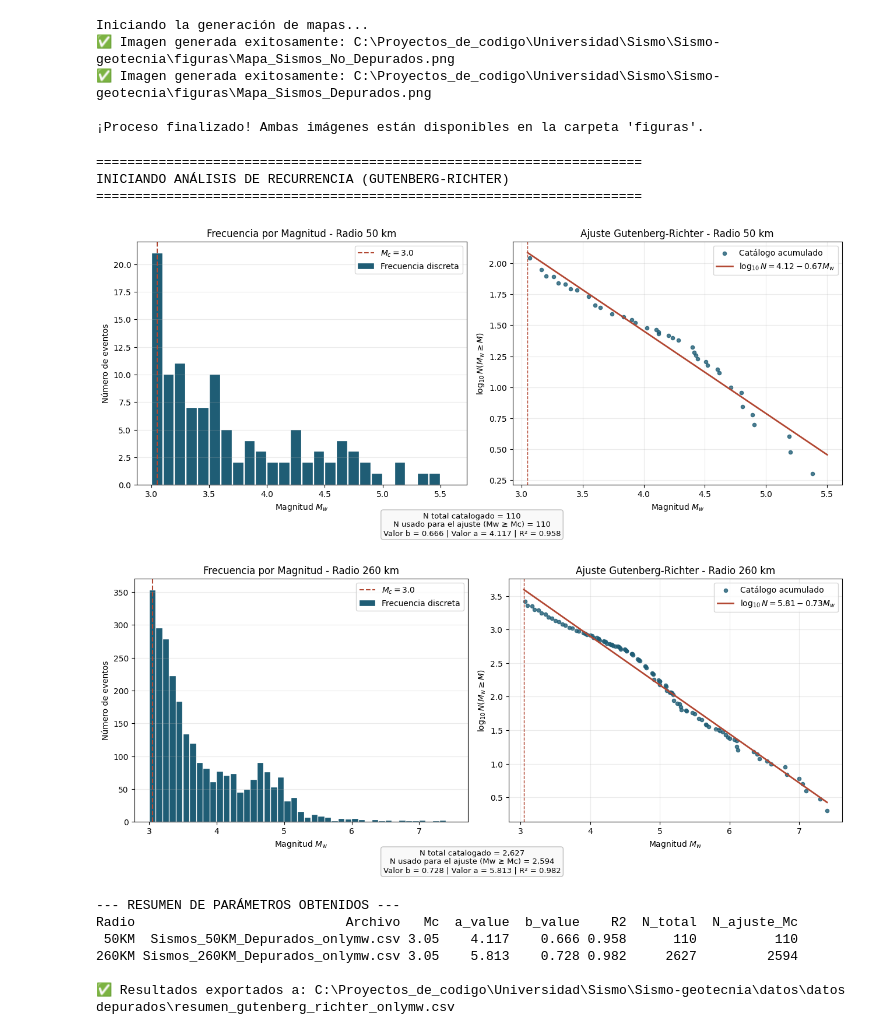
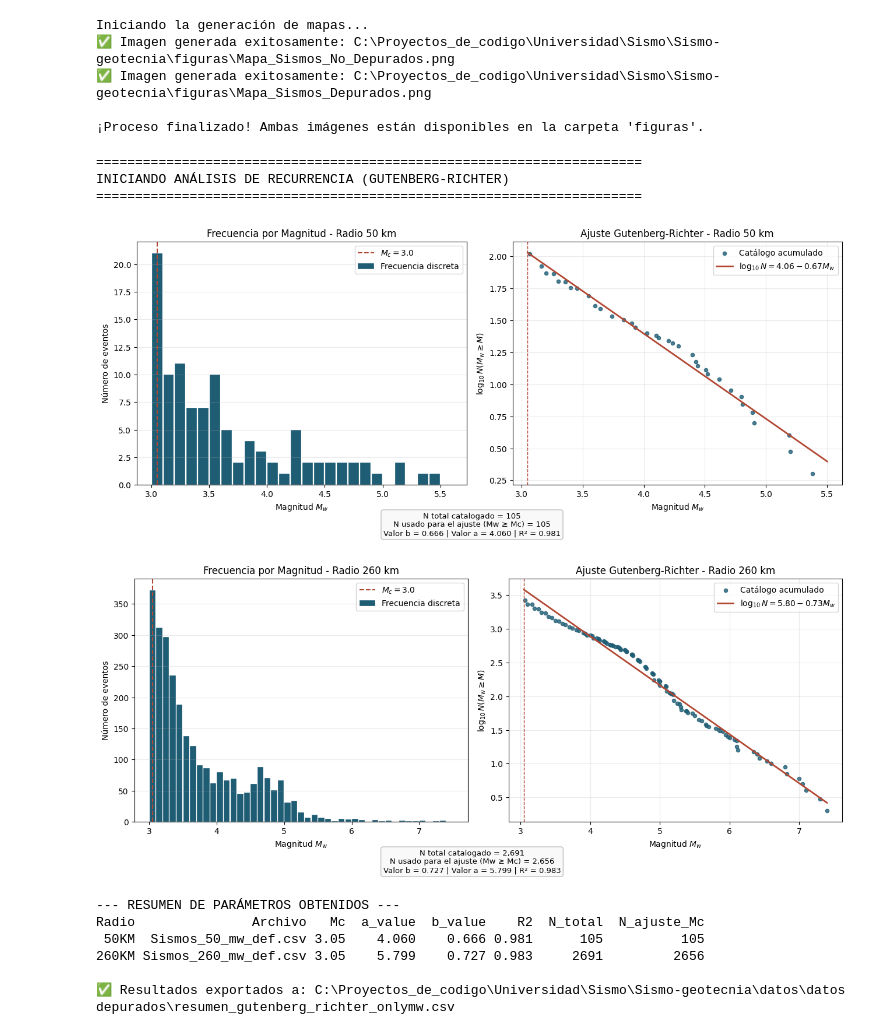
Before and after one commit to lpeream/Sismo-geotecnia, a Jupyter notebook: codigo/Codigo_madre.ipynb, the cells around one changed output. Drawn from its saved outputs; the diff is of its cells as text; code cells hidden in the pictures.

```diff
--- a/codigo/Codigo_madre.ipynb
+++ b/codigo/Codigo_madre.ipynb
@@ -1486,8 +836,8 @@ DIR_FIGURAS = r"C:\Proyectos_de_codigo\Universidad\Sismo\Sismo-geotecnia\figuras
 os.makedirs(DIR_FIGURAS, exist_ok=True)
 
 ARCHIVOS = {
-    "50KM": "Sismos_50KM_Depurados_onlymw.csv",
-    "260KM": "Sismos_260KM_Depurados_onlymw.csv"
+    "50KM": "Sismos_50_mw_def.csv",
+    "260KM": "Sismos_260_mw_def.csv"
 }
 
 ANCHO_BIN = 0.1
@@ -1639,38 +989,38 @@ for radio, archivo in ARCHIVOS.items():
     try:
         ajuste = graficar_recurrencia(radio, archivo)
         resultados.append({
             "Radio": radio,
             "Archivo": archivo,
             "Mc": ajuste["mc"],
             "a_value": round(ajuste["a"], 3),
             "b_value": round(ajuste["b"], 3),
             "R2": round(ajuste["r2"], 3),
             "N_total": ajuste["n_total"],
             "N_ajuste_Mc": ajuste["n_ajuste"]
         })
     except FileNotFoundError:
         print(f"[ERROR] No se encontró el archivo: {archivo}")
     except Exception as e:
         print(f"[ERROR] Error procesando {radio}: {e}")
 
 # Guardar la tabla resumen de resultados
 if resultados:
     df_resumen = pd.DataFrame(resultados)
     ruta_resumen = os.path.join(DIRECTORIO_DEPURADOS, "resumen_gutenberg_richter_onlymw.csv")
     df_resumen.to_csv(ruta_resumen, index=False, encoding="utf-8-sig")
 
     print("\n--- RESUMEN DE PARÁMETROS OBTENIDOS ---")
     print(df_resumen.to_string(index=False))
     print(f"\n✅ Resultados exportados a: {ruta_resumen}")
 # %% [output]
 ======================================================================
 INICIANDO ANÁLISIS DE RECURRENCIA (GUTENBERG-RICHTER)
 ======================================================================
-[figure, old version]
+[figure, new version]
-[figure, old version]
+[figure, new version]
 --- RESUMEN DE PARÁMETROS OBTENIDOS ---
-Radio                           Archivo   Mc  a_value  b_value    R2  N_total  N_ajuste_Mc
- 50KM  Sismos_50KM_Depurados_onlymw.csv 3.05    4.117    0.666 0.958      110          110
-260KM Sismos_260KM_Depurados_onlymw.csv 3.05    5.813    0.728 0.982     2627         2594
+Radio               Archivo   Mc  a_value  b_value    R2  N_total  N_ajuste_Mc
+ 50KM  Sismos_50_mw_def.csv 3.05    4.060    0.666 0.981      105          105
+260KM Sismos_260_mw_def.csv 3.05    5.799    0.727 0.983     2691         2656
 
 ✅ Resultados exportados a: C:\Proyectos_de_codigo\Universidad\Sismo\Sismo-geotecnia\datos\datos depurados\resumen_gutenberg_richter_onlymw.csv
```
Also changed, not shown: parts of 11 cells of this notebook, 18 other files.
